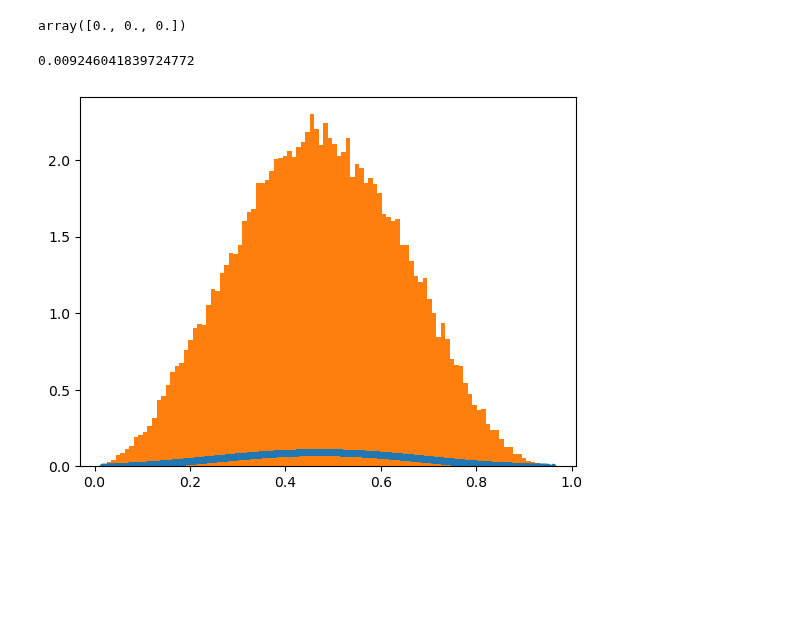
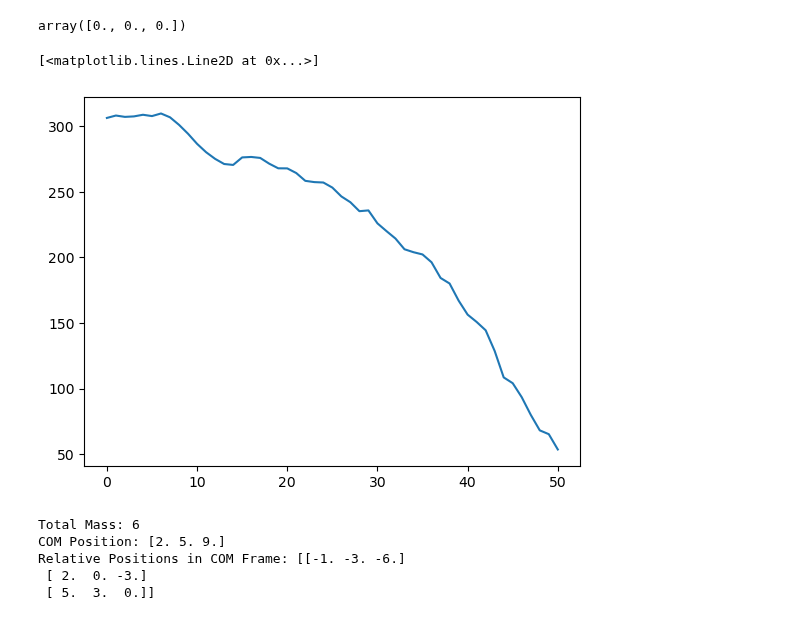
Before and after one commit to RoccoGiugni/DoSS-24-25, a Jupyter notebook: PS05/PS05.ipynb, the cells around one changed output. Cells and saved outputs as stored; diff of their text form; code cells hidden in the pictures; blank space fills up the shorter version.

```diff
--- a/PS05/PS05.ipynb
+++ b/PS05/PS05.ipynb
@@ -396,9 +383,54 @@ vel = np.sqrt(2 * U * psi(r)) * qs[mask][:N]
-# %%
-qs[mask].min()
-# %% [output]
-0.009246041839724772
-# %%
-plt.plot(qs, f(qs), '.')
-plt.hist(qs[~mask], bins=100, density=True);
-# %% [output]
-[figure, removed]
+# %%
+# FETCHING DATA
+
+m = np.loadtxt(m_rows) # masses
+
+r = np.loadtxt(r_rows) # positions
+d = np.linalg.norm(r, axis=1) # distance from center
+
+v = np.loadtxt(v_rows) # velocities
+vm = np.linalg.norm(v, axis=1)
+
+
+# MOVE TO CM FRAME
+
+m = np.tile(m, 3).reshape((time.size, N, 3)).transpose((1, 0, 2))
+r = r.reshape((time.size, N, 3)).transpose((1, 0, 2))
+v = v.reshape((time.size, N, 3)).transpose((1, 0, 2))
+
+r_cm = np.average(r, axis=0, weights=m)
+v_cm = np.average(v, axis=0, weights=m)
+
+r_CM = r - r_cm
+v_CM = v - v_cm
+
+L = np.cross(r_CM[N-1], v_CM[N-1])
+
+plt.plot(time, np.linalg.norm(L, axis=1))
+# %% [output]
+[<matplotlib.lines.Line2D at 0x...>]
+[figure, added]
+# %%
+
+
+# Example data:  masses and positions in some reference frame
+m = np.array([1, 2, 3])  # masses of three objects
+r = np.array([[1, 2, 3], [4, 5, 6], [7, 8, 9]]) # positions of the three objects
+
+# 1. Calculate COM
+M = np.sum(m)  # Total mass
+R = np.sum(m * r, axis=0) / M  # COM position
+
+print("Total Mass:", M)
+print("COM Position:", R)
+
+# 2. Transform coordinates to COM frame
+r_com = r - R  # Relative positions with respect to the COM
+
+print("Relative Positions in COM Frame:", r_com)
+# %% [output]
+Total Mass: 6
+COM Position: [2. 5. 9.]
+Relative Positions in COM Frame: [[-1. -3. -6.]
+ [ 2.  0. -3.]
+ [ 5.  3.  0.]]
```
Also changed, not shown: parts of 14 cells of this notebook, 1 other file.
